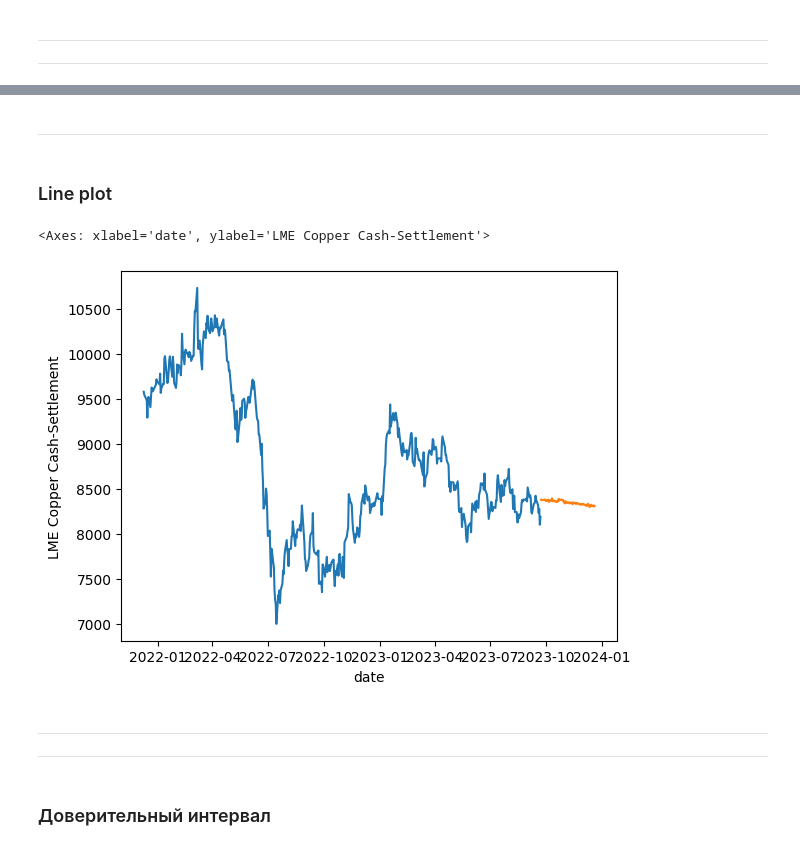
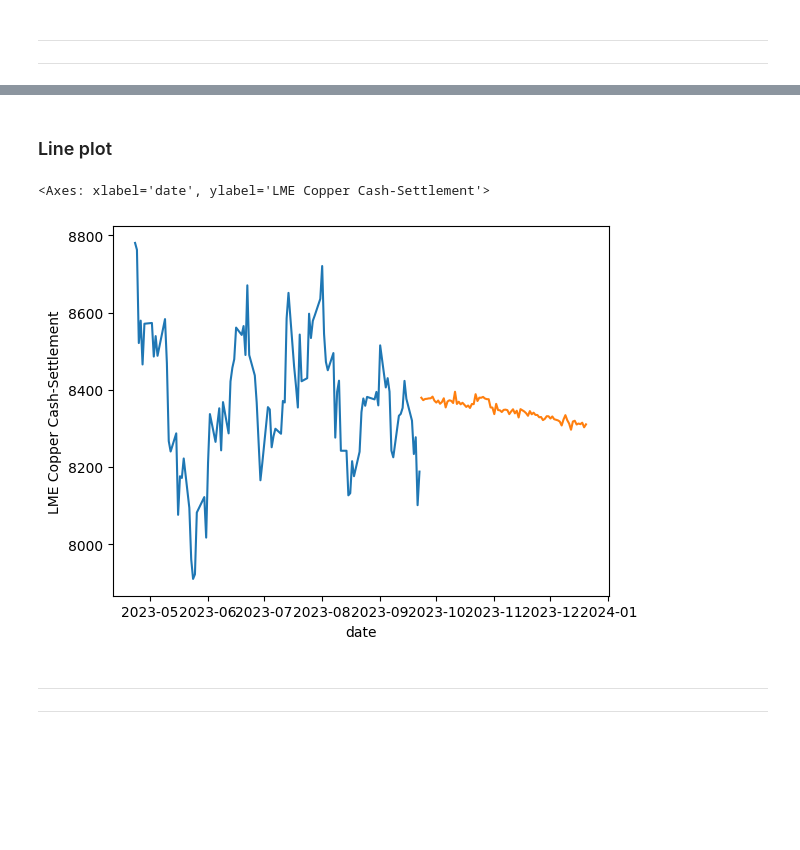
Before and after one commit to hotdonkey/data_science, a Jupyter notebook: Projecy_8/copper_prognisis.ipynb, the cells around one changed output, grey strips where cells are left out. Cells and saved outputs as stored; diff of their text form; code cells hidden in the pictures; blank space fills up the shorter version.

```diff
--- a/Projecy_8/copper_prognisis.ipynb
+++ b/Projecy_8/copper_prognisis.ipynb
@@ -1406,6 +1463,11 @@ dt_model = DecisionTreeRegressor(
     **grid_search_dt.best_params_,
     random_state=42
 )
+
+# Законсервируем модель на будущее
+with open('./data/decision_tree_cu.pkl', 'wb') as input:
+    pickle.dump(dt_model, input)
+
 dt_model.fit(X_train, y_train)
 
 pred_dt_spot = dt_model.predict(X_test)
@@ -1938,7 +2114,8 @@ test = working_data.iloc[-90:]
 returns_stock = working_data.iloc[:, -1]
 
 # Начнем моделировать используя параметры из исследования
-model_garch_stock = arch_model(returns_stock, vol='Garch', p=1, q=1, rescale=True).fit()
+model_garch_stock = arch_model(
+    returns_stock, vol='Garch', p=1, q=1, rescale=True).fit()
 
 # Произведем прогноз с горизонотом равным 90 дней
 forecast_garch_stock = model_garch_stock.forecast(horizon=90)
@@ -1947,7 +2124,7 @@ forecast_garch_stock = model_garch_stock.forecast(horizon=90)
 forecast_variance_stock = forecast_garch_stock.variance.values[-1]
 
 # Генерация случайных значений с нулевым средним и прогнозируемой дисперсией
-#corr_values_stock = np.random.normal(
+# corr_values_stock = np.random.normal(
 #    loc=0, scale=np.sqrt(np.log(forecast_variance_stock)))
 corr_values_stock = np.random.normal(
     loc=0, scale=np.sqrt(forecast_variance_stock))
@@ -1996,7 +2171,8 @@ Length: 90, dtype: float64
 returns_spot = working_data.iloc[:, 0]
 
 # Начнем моделировать используя параметры из исследования
-model_garch_spot = arch_model(returns_spot, vol='Garch', p=2, q=1, rescale=True).fit()
+model_garch_spot = arch_model(
+    returns_spot, vol='Garch', p=2, q=1, rescale=True).fit()
 
 # Произведем прогноз с горизонотом равным 90 дней
 forecast_garch_spot = model_garch_spot.forecast(horizon=90)
@@ -2087,7 +2263,8 @@ Length: 90, dtype: float64
 ### Stock_AR (on full real data)
 # %%
 # Произведем прогноз моделью AutoReg для запасов
-ar_model_real_stock = AutoReg(working_data.iloc[:, -1], lags=1, seasonal=True).fit()
+ar_model_real_stock = AutoReg(
+    working_data.iloc[:, -1], lags=1, seasonal=True).fit()
 pred_real_stock = ar_model_real_stock.predict(
     start=len(working_data), end=len(working_data)+89)
 
@@ -2310,15 +2538,11 @@ display(prognosis_product_quarter)
-# %% [markdown]
----
 # %% [markdown]
 ### Line plot
 # %%
-sns.lineplot(data.iloc[5000:,0])
-sns.lineplot(prognosis_product_day)
+sns.lineplot(working_data.iloc[5500:, 0])
+sns.lineplot(adj_df['Final_prognosis'])
 # %% [output]
 <Axes: xlabel='date', ylabel='LME Copper Cash-Settlement'>
-[figure, old version]
+[figure, new version]
 # %% [markdown]
 ---
 ---
-# %% [markdown]
-### Доверительный интервал
```
Also changed, not shown: parts of 123 cells of this notebook, 4 other files.
